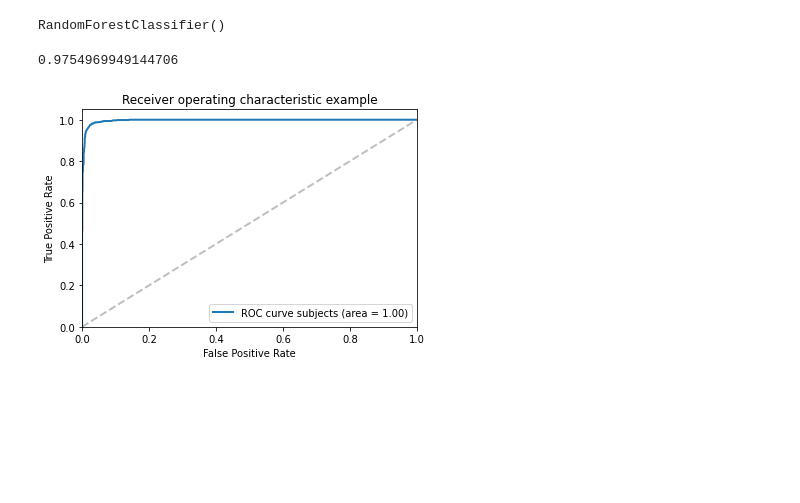
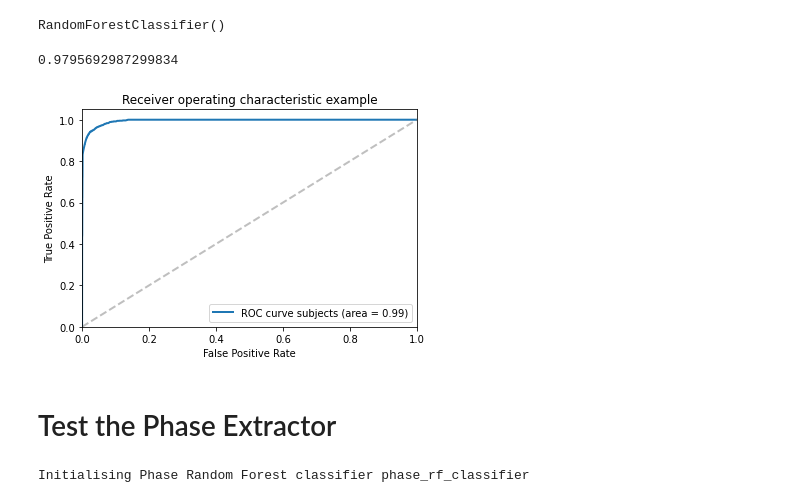
Before and after one commit to fastdatascience/clinical_trial_risk, a Jupyter notebook: train/ctgov/TrainPhaseClassifier_06_Random_Forest_Feature_Engineering.ipynb, the cells around one changed output. Saved outputs shown, nothing was run; the diff lists cells and outputs as text; code cells hidden in the pictures; blank space fills up the shorter version.

```diff
--- a/train/ctgov/TrainPhaseClassifier_06_Random_Forest_Feature_Engineering.ipynb
+++ b/train/ctgov/TrainPhaseClassifier_06_Random_Forest_Feature_Engineering.ipynb
@@ -144,7 +144,7 @@ phase_map = {'Early Phase 1':0.5,
  'Phase 3':3,
  'Phase 4':4}
 # %%
-df_annotations_small = df_annotations.sample(1000)
+df_annotations_small = df_annotations.sample(10000)
 # %%
 X_train = []
 y_train = []
@@ -185,7 +185,7 @@ for idx in range(len(df_annotations_small)):
 
   for idx, (phase, pages) in enumerate(phase_to_pages):
     phase_float = float(re.sub(r'\D', '', phase))
-    feat_vect = [len(pages), min(pages), max(pages), idx]
+    feat_vect = [phase_float, len(pages), min(pages), max(pages), idx]
     y = int(phase_float == gt_float)
 
     if df_annotations_small.train_val.iloc[idx] == "train":
@@ -221,5 +221,9 @@ array([1, 0, 1, ..., 1, 0, 0])
 # %%
 y_pred = m.predict(X_val)
+# %%
+import bz2
+with bz2.open("phase_logistic", "wb") as f:
+    pkl.dump(m, f)
 # %%
 from sklearn.metrics import accuracy_score
 # %%
@@ -241,7 +245,7 @@ y_pred = m.predict(X_val)
 # %%
 accuracy_score(y_val, y_pred)
 # %% [output]
-0.9754969949144706
+0.9795692987299834
 # %%
 y_pred_proba = m.predict_proba(X_val)
 # %%
@@ -251,25 +255,27 @@ with bz2.open("phase_rf_classifier", "wb") as f:
 # %%
 import matplotlib.pyplot as plt
 
 plt.figure()
 lw = 2
 
 fpr, tpr, _ = roc_curve(y_val, y_pred_proba[:,1])
 roc_auc = auc(fpr, tpr)
 plt.plot(
     fpr,
     tpr,
     # color="darkorange",
     lw=lw,
     label=f"ROC curve subjects (area = {roc_auc:0.2f})"
 )
 plt.plot([0, 1], [0, 1], color="gray", alpha=0.5, lw=lw, linestyle="--")
 plt.xlim([0.0, 1.0])
 plt.ylim([0.0, 1.05])
-plt.xlabel("False Positive Rate")t
+plt.xlabel("False Positive Rate")
 plt.ylabel("True Positive Rate")
 plt.title("Receiver operating characteristic example")
 plt.legend(loc="lower right")
 plt.show()
 # %% [output]
-[figure, old version]
+[figure, new version]
+# %% [markdown]
+# Test the Phase Extractor
@@ -275,0 +372,4 @@ plt.show()
+# %%
+pe = PhaseExtractor("phase_rf_classifier")
+# %% [output]
+Initialising Phase Random Forest classifier phase_rf_classifier
```
Also changed, not shown: parts of 12 cells of this notebook.
